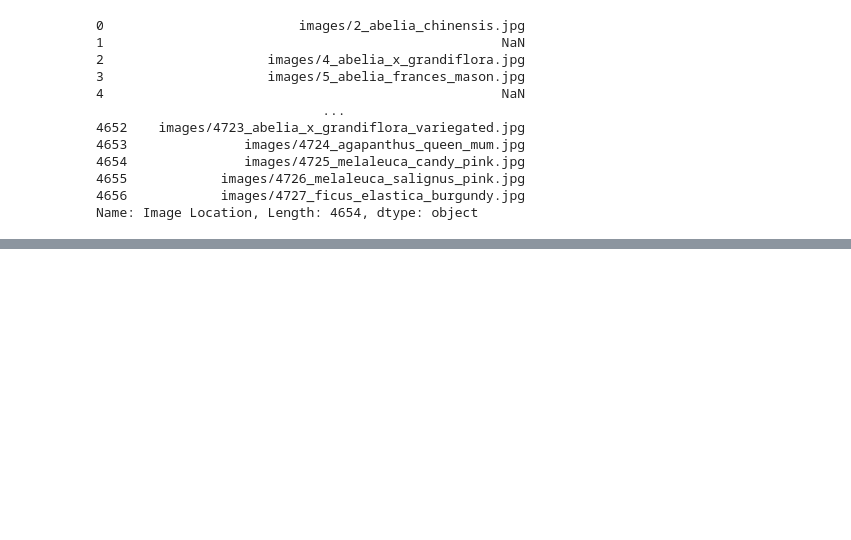
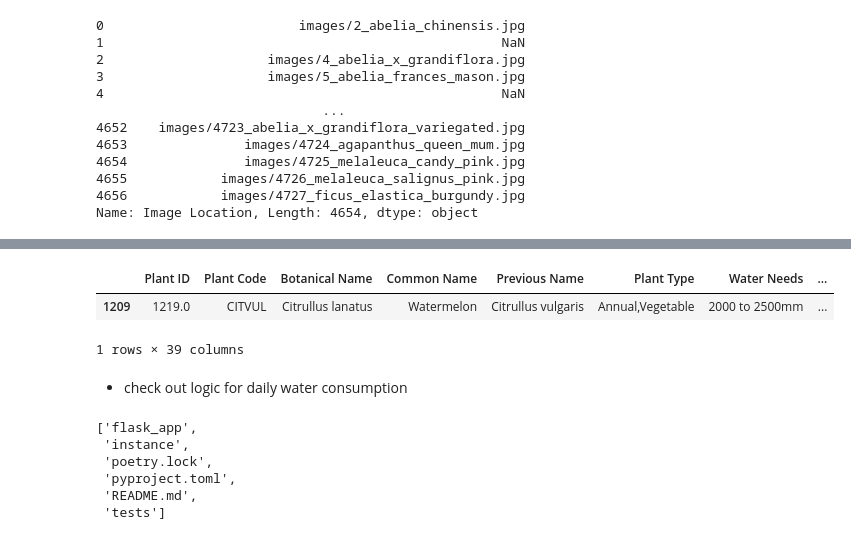
Before and after one commit to MaxHolly/plant_app_repo, a Jupyter notebook: demo/flask_app/clean_waterwise_data.ipynb, the cells around one changed output, grey strips where cells are left out. Cells and saved outputs as stored; diff of their text form; code cells hidden in the pictures; blank space fills up the shorter version.

```diff
--- a/demo/flask_app/clean_waterwise_data.ipynb
+++ b/demo/flask_app/clean_waterwise_data.ipynb
@@ -196,0 +306,8 @@ memory usage: 727.2+ KB
+# %%
+df[df['Plant ID'] == 1219]
+# %% [output]
+|  | Plant ID | Plant Code | Botanical Name | Common Name | Previous Name | Plant Type | Water Needs | ... |
+| 1209 | 1219.0 | CITVUL | Citrullus lanatus | Watermelon | Citrullus vulgaris | Annual,Vegetable | 2000 to 2500mm | ... |
+1 rows × 39 columns
+# %% [markdown]
+- check out logic for daily water consumption
@@ -196,0 +345,10 @@ memory usage: 727.2+ KB
+# %%
+os.chdir('..')
+os.listdir()
+# %% [output]
+['flask_app',
+ 'instance',
+ 'poetry.lock',
+ 'pyproject.toml',
+ 'README.md',
+ 'tests']
```
Also changed, not shown: parts of 31 cells of this notebook, 16 other files.
